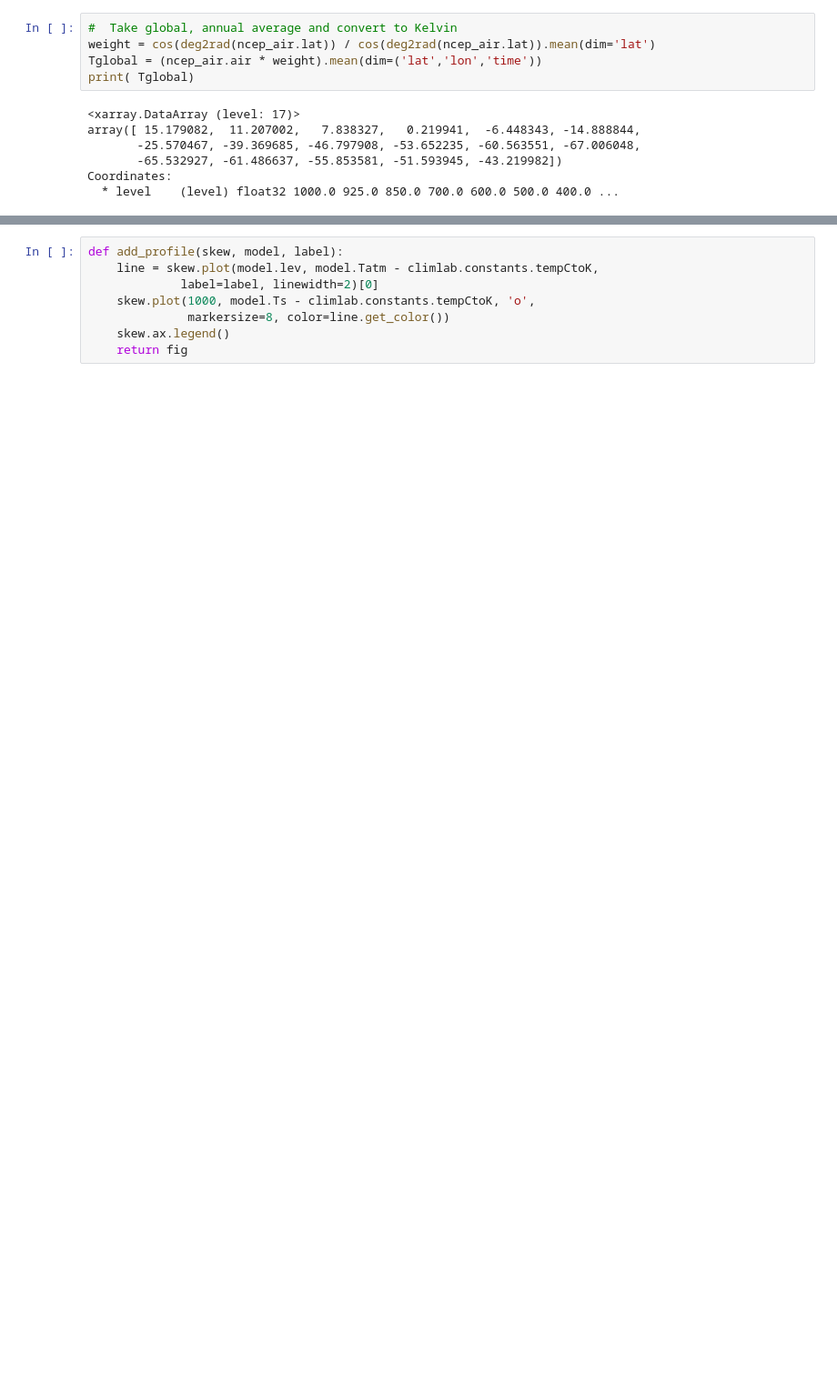
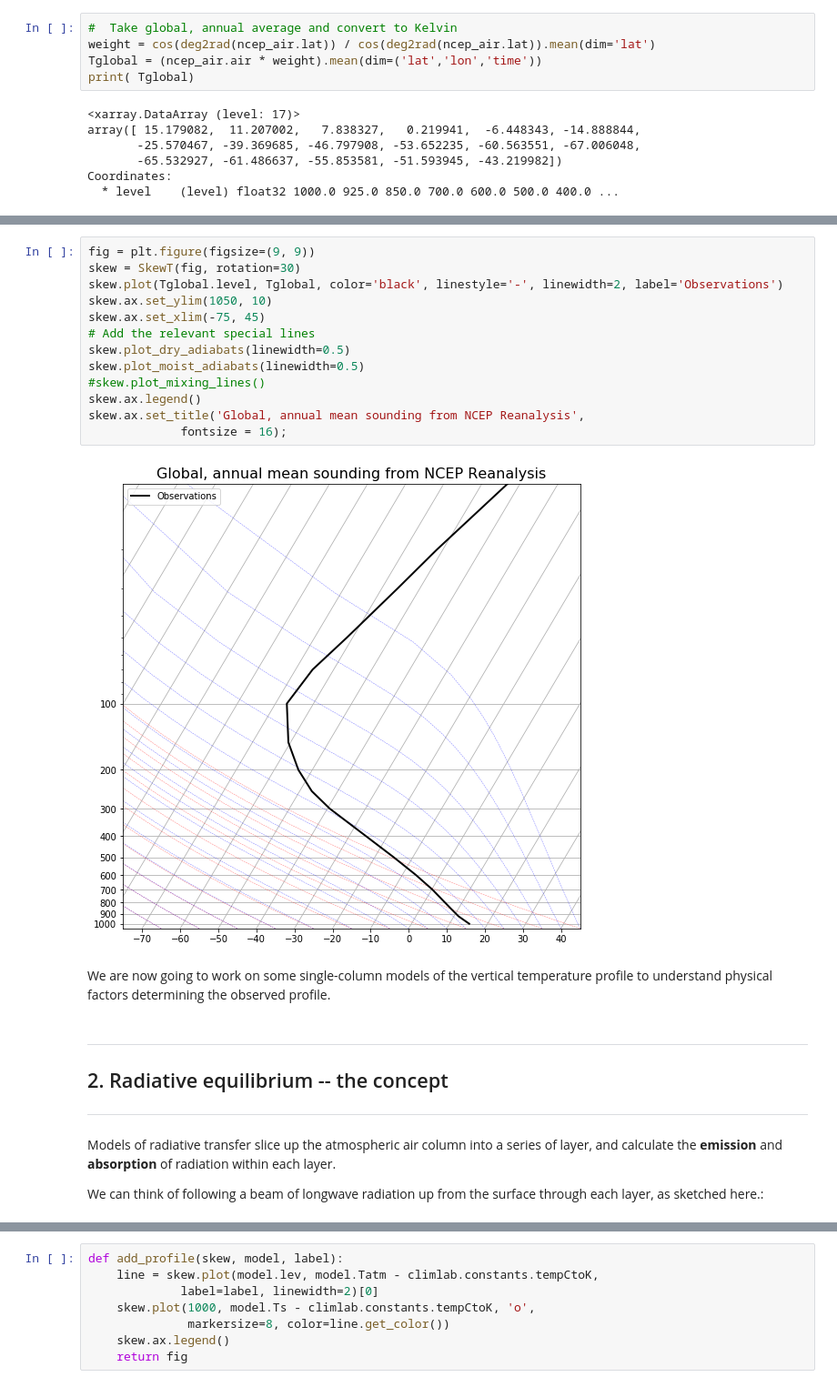
Before and after one commit to brian-rose/env-415, a Jupyter notebook: notes/L07_RadiativeEquilibrium.ipynb, the cells around one changed output, grey strips where cells are left out. Shown at 91% size. Cells and saved outputs as stored; diff of their text form; blank space fills up the shorter version.

```diff
--- a/notes/L07_RadiativeEquilibrium.ipynb
+++ b/notes/L07_RadiativeEquilibrium.ipynb
@@ -305,0 +47,27 @@ Total elapsed time is 4.999422301147019 years.
+# %%
+fig = plt.figure(figsize=(9, 9))
+skew = SkewT(fig, rotation=30)
+skew.plot(Tglobal.level, Tglobal, color='black', linestyle='-', linewidth=2, label='Observations')
+skew.ax.set_ylim(1050, 10)
+skew.ax.set_xlim(-75, 45)
+# Add the relevant special lines
+skew.plot_dry_adiabats(linewidth=0.5)
+skew.plot_moist_adiabats(linewidth=0.5)
+#skew.plot_mixing_lines()
+skew.ax.legend()
+skew.ax.set_title('Global, annual mean sounding from NCEP Reanalysis',
+             fontsize = 16);
+# %% [output]
+[figure, added]
+# %% [markdown]
+We are now going to work on some single-column models of the vertical temperature profile to understand physical factors determining the observed profile.
+# %% [markdown]
+____________
+<a id='section2'></a>
+
+## 2. Radiative equilibrium -- the concept
+____________
+# %% [markdown]
+Models of radiative transfer slice up the atmospheric air column into a series of layer, and calculate the **emission** and **absorption** of radiation within each layer.
+
+We can think of following a beam of longwave radiation up from the surface through each layer, as sketched here.:
```
Also changed, not shown: parts of 70 cells of this notebook, 1 other file.
